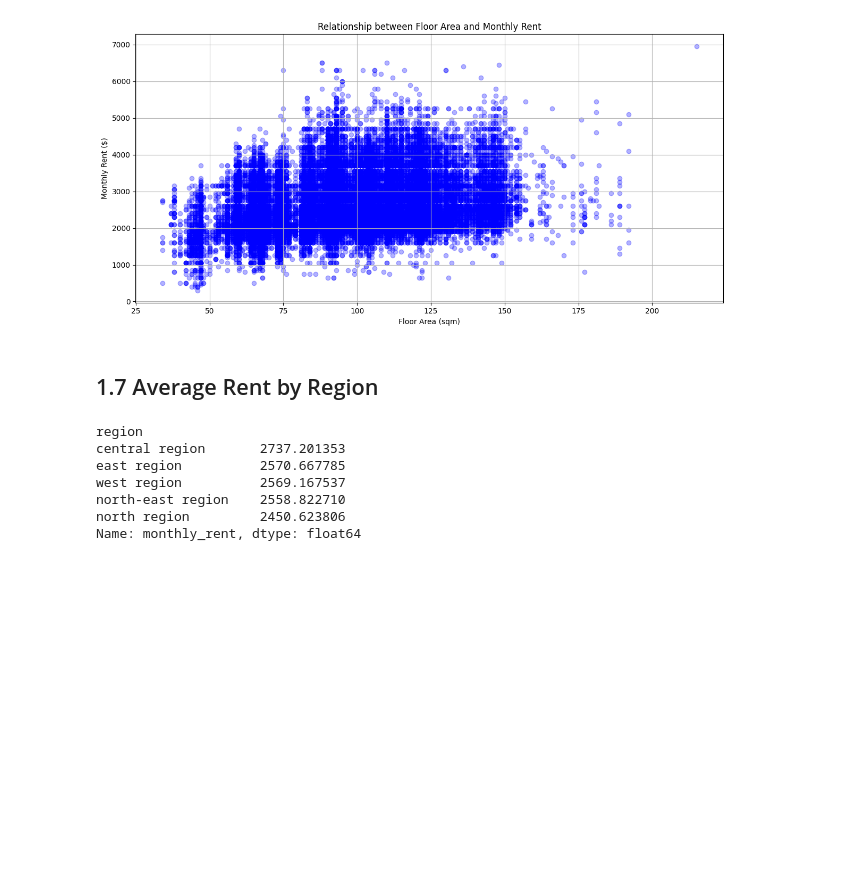
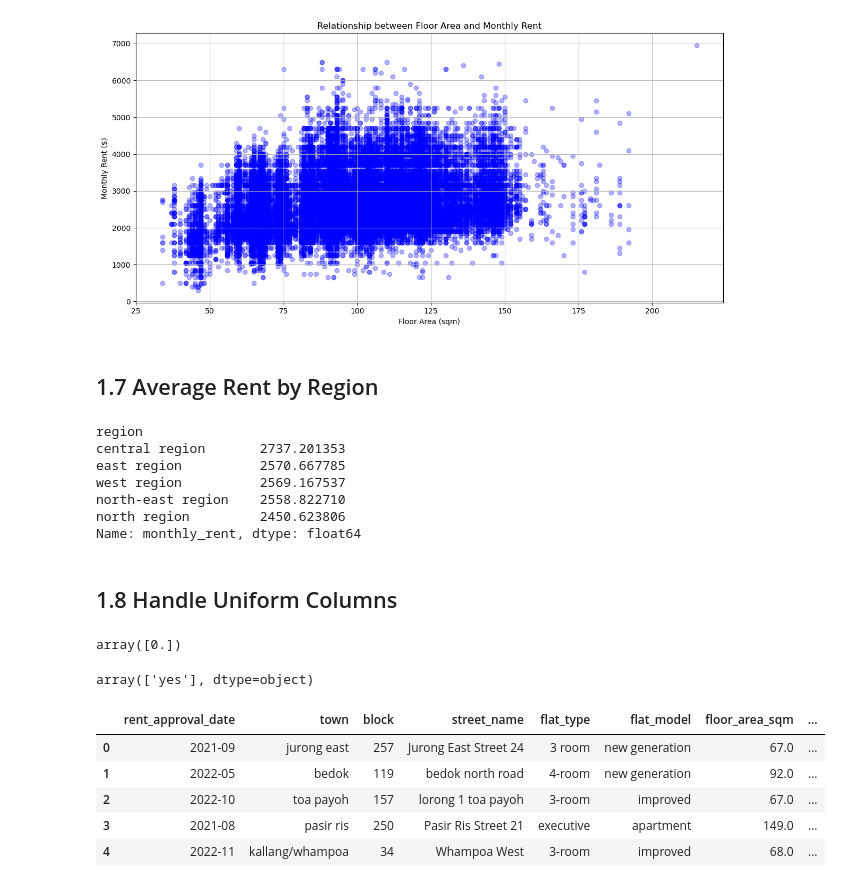
Before and after one commit to Andrewzhang217/CS5228, a Jupyter notebook: EDA.ipynb, the cells around one changed output. Drawn from its saved outputs; the diff is of its cells as text; code cells hidden in the pictures; blank space fills up the shorter version.

Commit message:
Handle uniform columns 'elevation' and 'furnished'

```diff
--- a/EDA.ipynb
+++ b/EDA.ipynb
@@ -134,3 +134,28 @@ west region          2569.167537
 north-east region    2558.822710
 north region         2450.623806
 Name: monthly_rent, dtype: float64
+# %% [markdown]
+## 1.8 Handle Uniform Columns
+# %%
+unique_elevation = new_data['elevation'].unique()
+unique_elevation
+# %% [output]
+array([0.])
+# %%
+unique_furnished = new_data['furnished'].unique()
+unique_furnished
+# %% [output]
+array(['yes'], dtype=object)
+# %%
+def handle_uniform(new_data):
+    return new_data.drop(columns=['elevation', 'furnished'])
+
+data_no_uniform = handle_uniform(new_data)
+data_no_uniform.head()
+# %% [output]
+|  | rent_approval_date | town | block | street_name | flat_type | flat_model | floor_area_sqm | ... |
+| 0 | 2021-09 | jurong east | 257 | Jurong East Street 24 | 3 room | new generation | 67.0 | ... |
+| 1 | 2022-05 | bedok | 119 | bedok north road | 4-room | new generation | 92.0 | ... |
+| 2 | 2022-10 | toa payoh | 157 | lorong 1 toa payoh | 3-room | improved | 67.0 | ... |
+| 3 | 2021-08 | pasir ris | 250 | Pasir Ris Street 21 | executive | apartment | 149.0 | ... |
+| 4 | 2022-11 | kallang/whampoa | 34 | Whampoa West | 3-room | improved | 68.0 | ... |
```
